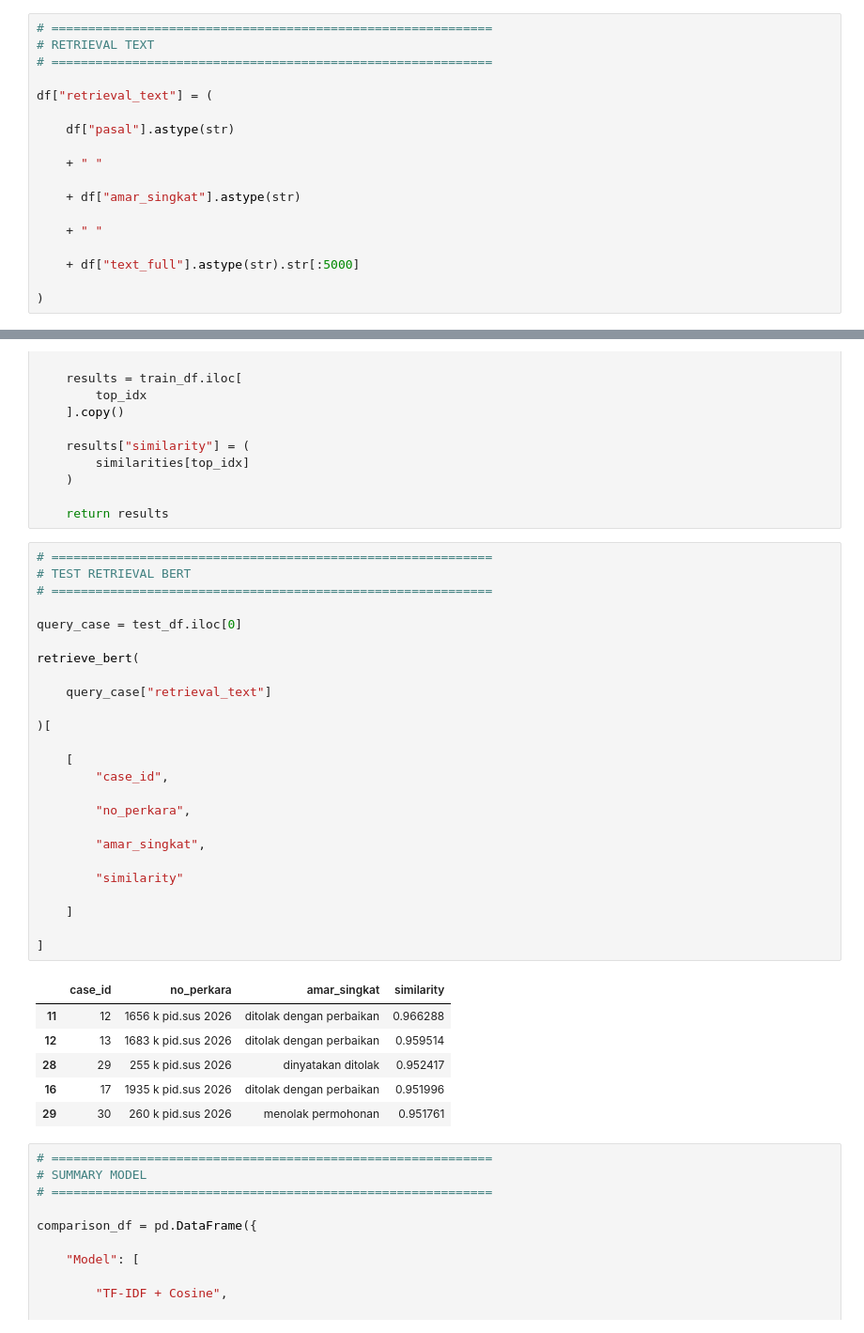
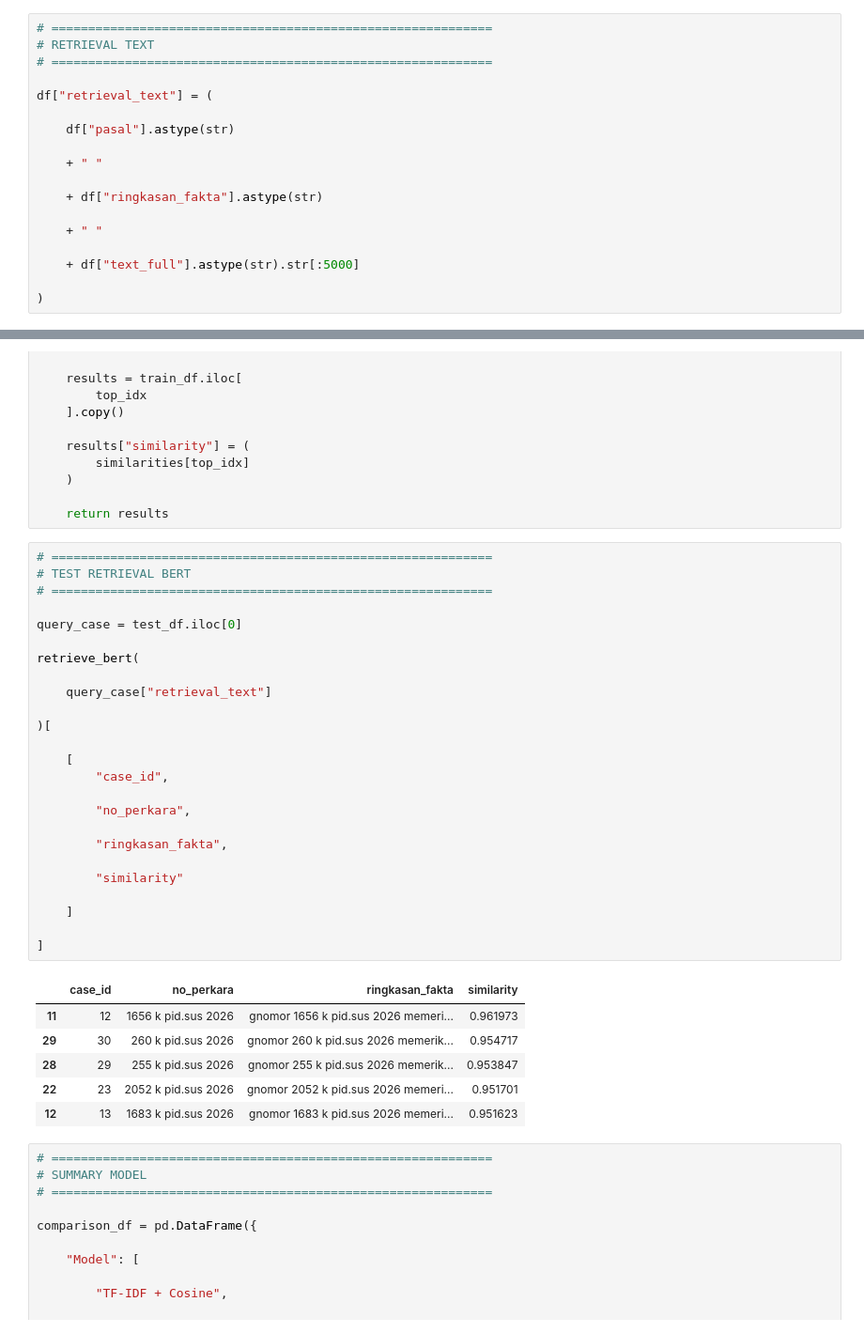
Before and after one commit to adhimmmm/CBR-Analisis-Putusan-MA-TPPO, a Jupyter notebook: notebooks/03_case_retrieval.ipynb, the cells around one changed output, grey strips where cells are left out. Shown at 94% size. Saved outputs shown, nothing was run; the diff lists cells and outputs as text.

```diff
--- a/notebooks/03_case_retrieval.ipynb
+++ b/notebooks/03_case_retrieval.ipynb
@@ -194,7 +194,7 @@ df["retrieval_text"] = (
 
     + " "
 
-    + df["amar_singkat"].astype(str)
+    + df["ringkasan_fakta"].astype(str)
 
     + " "
 
@@ -706,35 +705,35 @@ def retrieve_bert(
 # %%
 # ============================================================
 # TEST RETRIEVAL BERT
 # ============================================================
 
 query_case = test_df.iloc[0]
 
 retrieve_bert(
 
     query_case["retrieval_text"]
 
 )[
 
     [
         "case_id",
 
         "no_perkara",
 
-        "amar_singkat",
+        "ringkasan_fakta",
 
         "similarity"
 
     ]
 
 ]
 # %% [output]
-|  | case_id | no_perkara | amar_singkat | similarity |
-| 11 | 12 | 1656 k pid.sus 2026 | ditolak dengan perbaikan | 0.966288 |
-| 12 | 13 | 1683 k pid.sus 2026 | ditolak dengan perbaikan | 0.959514 |
-| 28 | 29 | 255 k pid.sus 2026 | dinyatakan ditolak | 0.952417 |
-| 16 | 17 | 1935 k pid.sus 2026 | ditolak dengan perbaikan | 0.951996 |
-| 29 | 30 | 260 k pid.sus 2026 | menolak permohonan | 0.951761 |
+|  | case_id | no_perkara | ringkasan_fakta | similarity |
+| 11 | 12 | 1656 k pid.sus 2026 | gnomor 1656 k pid.sus 2026 memeri... | 0.961973 |
+| 29 | 30 | 260 k pid.sus 2026 | gnomor 260 k pid.sus 2026 memerik... | 0.954717 |
+| 28 | 29 | 255 k pid.sus 2026 | gnomor 255 k pid.sus 2026 memerik... | 0.953847 |
+| 22 | 23 | 2052 k pid.sus 2026 | gnomor 2052 k pid.sus 2026 memeri... | 0.951701 |
+| 12 | 13 | 1683 k pid.sus 2026 | gnomor 1683 k pid.sus 2026 memeri... | 0.951623 |
 # %%
 # ============================================================
 # SUMMARY MODEL
```
Also changed, not shown: parts of 7 cells of this notebook, 2 other files.
